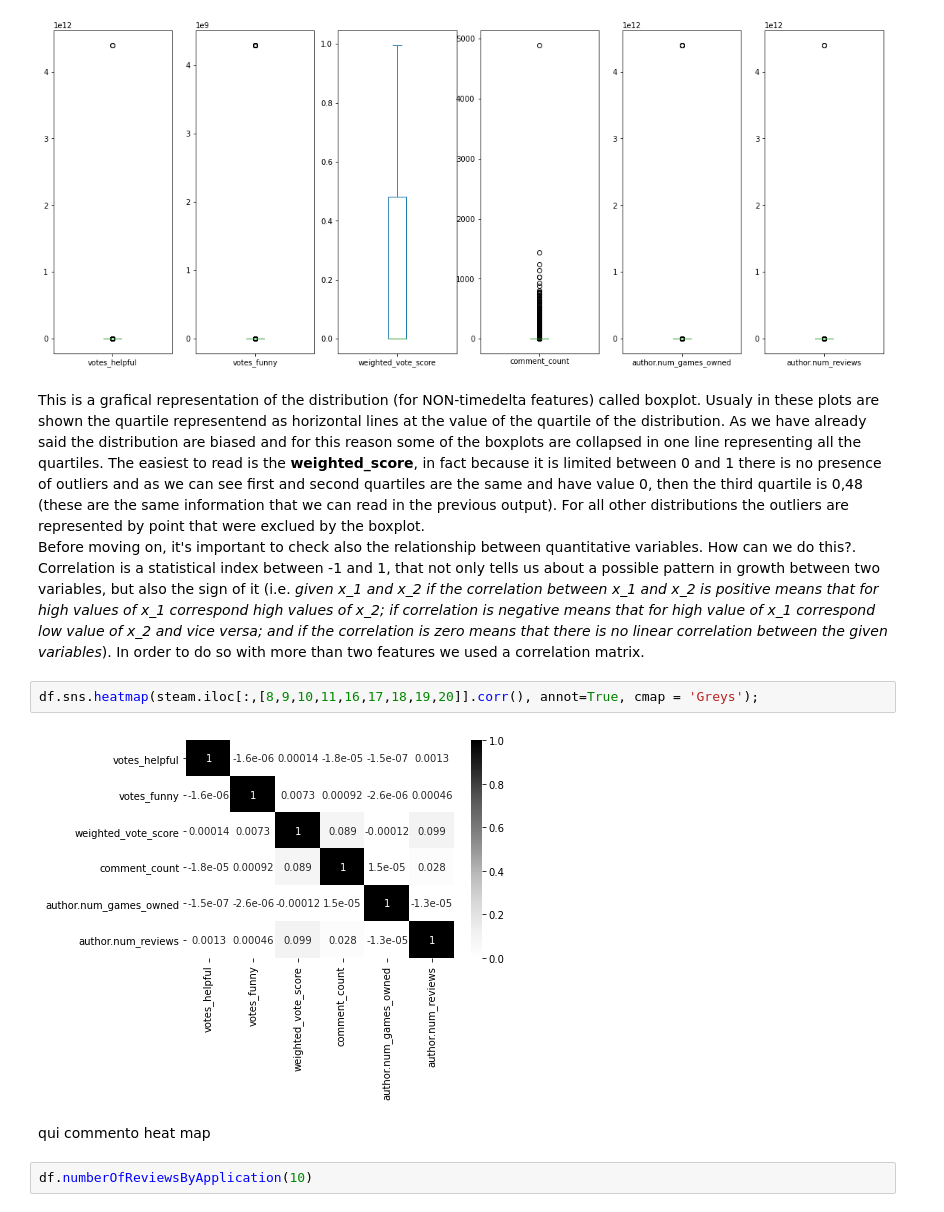
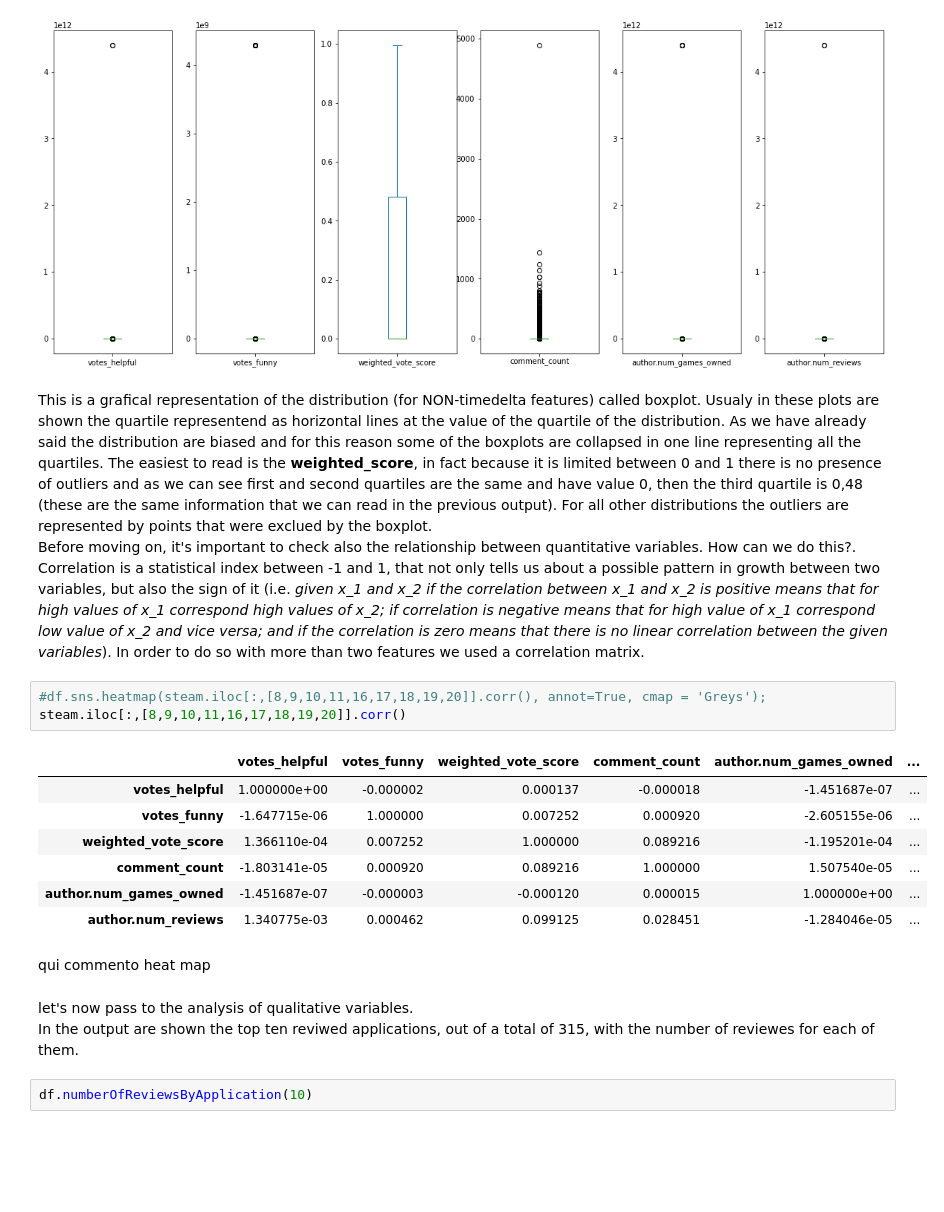
Before and after one commit to Requiem98/ADM-HW2, a Jupyter notebook: main.ipynb, the cells around one changed output. Cells and saved outputs as stored; diff of their text form; blank space fills up the shorter version.

```diff
--- a/main.ipynb
+++ b/main.ipynb
@@ -82,15 +82,25 @@ df.plot_statisticalIndexes();
 # %% [output]
 [figure]
 # %% [markdown]
-This is a grafical representation of the distribution (for NON-timedelta features) called boxplot. Usualy in these plots are shown the quartile representend as horizontal lines at the value of the quartile of the distribution. As we have already said the distribution are biased and for this reason some of the boxplots are collapsed in one line representing all the quartiles. The easiest to read is the **weighted_score**, in fact because it is limited between 0 and 1 there is no presence of outliers and as we can see first and second quartiles are the  same and have value 0, then the third quartile is 0,48 (these are the same information that we can read in the previous output). For all other distributions the outliers are represented by point that were exclued by the boxplot.
+This is a grafical representation of the distribution (for NON-timedelta features) called boxplot. Usualy in these plots are shown the quartile representend as horizontal lines at the value of the quartile of the distribution. As we have already said the distribution are biased and for this reason some of the boxplots are collapsed in one line representing all the quartiles. The easiest to read is the **weighted_score**, in fact because it is limited between 0 and 1 there is no presence of outliers and as we can see first and second quartiles are the  same and have value 0, then the third quartile is 0,48 (these are the same information that we can read in the previous output). For all other distributions the outliers are represented by points that were exclued by the boxplot.
 Before moving on, it's important to check also the relationship between quantitative variables. How can we do this?. Correlation is a statistical index between -1 and 1, that not only tells us about a possible pattern in growth between two variables, but also the sign of it (i.e. *given x_1 and x_2 if the correlation between x_1 and x_2 is positive means that for high values of x_1  correspond high values  of x_2; if correlation is negative means that for high value of x_1 correspond low value of x_2 and vice versa; and if the  correlation is zero means that there is no linear correlation between the given variables*).
 In order to do so with more than two features we used a correlation matrix.
 # %%
-df.sns.heatmap(steam.iloc[:,[8,9,10,11,16,17,18,19,20]].corr(), annot=True, cmap = 'Greys');
+#df.sns.heatmap(steam.iloc[:,[8,9,10,11,16,17,18,19,20]].corr(), annot=True, cmap = 'Greys');
+steam.iloc[:,[8,9,10,11,16,17,18,19,20]].corr()
 # %% [output]
-[figure, removed]
+|  | votes_helpful | votes_funny | weighted_vote_score | comment_count | author.num_games_owned | ... |
+| votes_helpful | 1.000000e+00 | -0.000002 | 0.000137 | -0.000018 | -1.451687e-07 | ... |
+| votes_funny | -1.647715e-06 | 1.000000 | 0.007252 | 0.000920 | -2.605155e-06 | ... |
+| weighted_vote_score | 1.366110e-04 | 0.007252 | 1.000000 | 0.089216 | -1.195201e-04 | ... |
+| comment_count | -1.803141e-05 | 0.000920 | 0.089216 | 1.000000 | 1.507540e-05 | ... |
+| author.num_games_owned | -1.451687e-07 | -0.000003 | -0.000120 | 0.000015 | 1.000000e+00 | ... |
+| author.num_reviews | 1.340775e-03 | 0.000462 | 0.099125 | 0.028451 | -1.284046e-05 | ... |
 # %% [markdown]
 qui commento heat map
+# %% [markdown]
+let's now pass to the analysis of qualitative variables.
+In the output are shown the top ten reviwed applications, out of a total of  315, with the number of reviewes for each of them.
 # %%
 df.numberOfReviewsByApplication(10)
 # %% [output]
```
Also changed, not shown: parts of 14 cells of this notebook, 1 other file.
